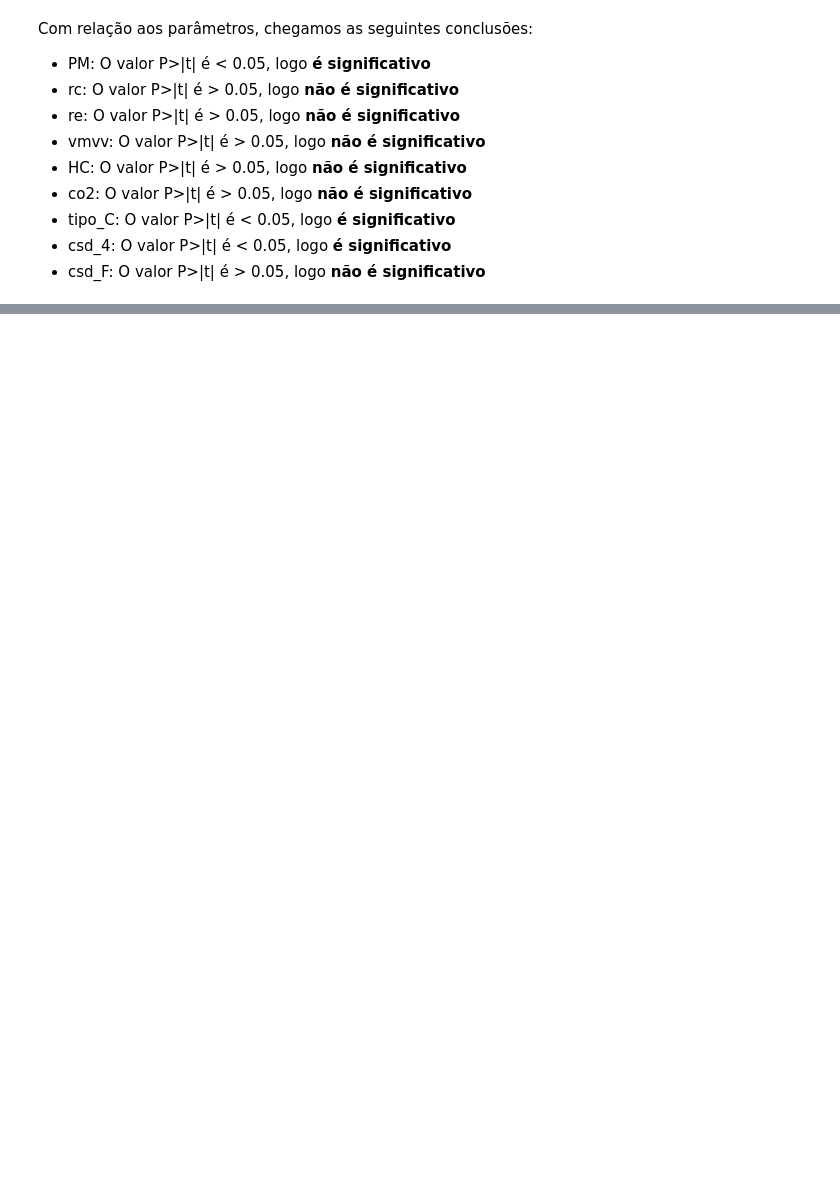
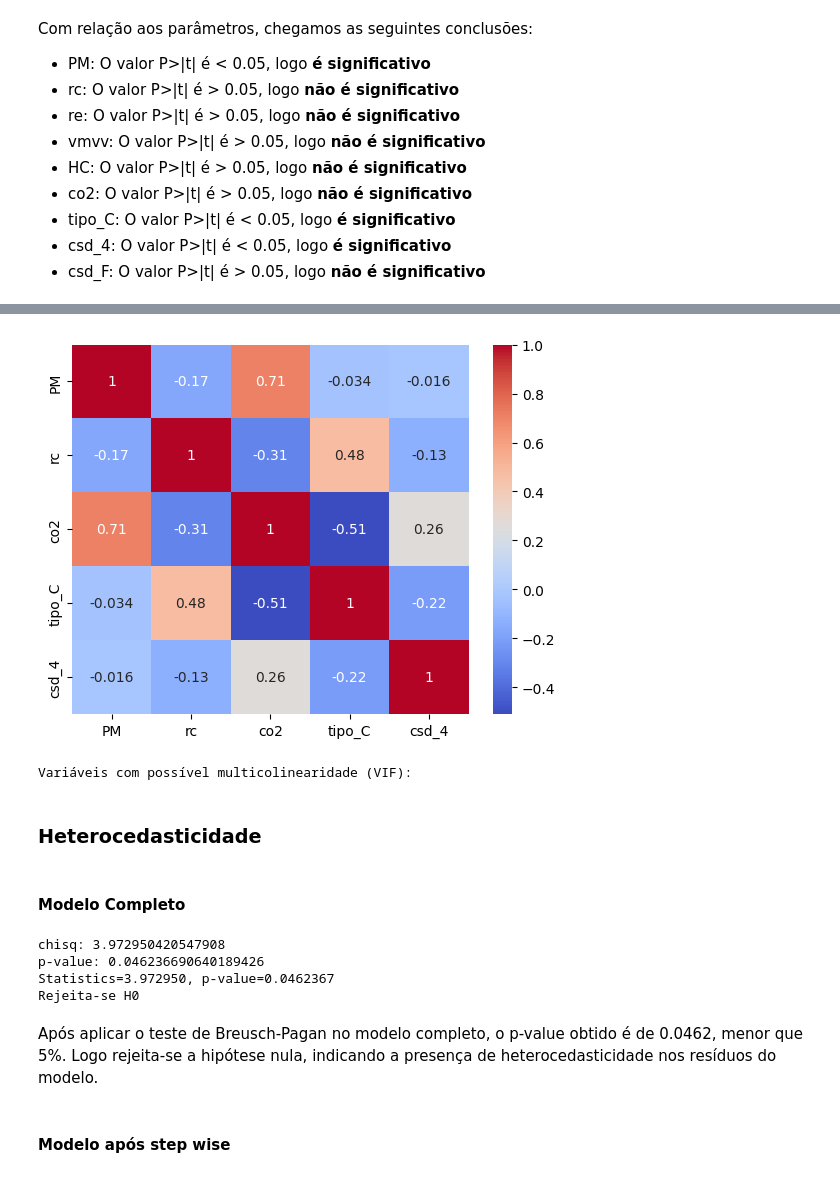
Before and after one commit to guiandradedev/tcd-car-consumption, a Jupyter notebook: analyze.ipynb, the cells around one changed output, grey strips where cells are left out. Saved outputs shown, nothing was run; the diff lists cells and outputs as text; code cells hidden in the pictures; blank space fills up the shorter version.

Commit message:
feat: tests

```diff
--- a/analyze.ipynb
+++ b/analyze.ipynb
@@ -383,0 +578,13 @@ Com relação aos parâmetros, chegamos as seguintes conclusões:
+# %%
+X2 = df[['PM', 'rc', 'co2', 'tipo_C', 'csd_4']]
+X2 = sm.add_constant(X2)
+
+vif2 = pd.Series(
+    [variance_inflation_factor(X2.values, i)
+     for i in range(X2.shape[1])],
+    index=X2.columns
+)
+
+tolerance2 = 1 / vif2
+vif_tolerance2 = pd.concat([vif2, tolerance2], axis=1, keys=['VIF', 'Tolerance'])
+vif_tolerance2
@@ -383,0 +599,28 @@ Com relação aos parâmetros, chegamos as seguintes conclusões:
+# %%
+corr = X2.drop(columns='const').corr()
+
+sns.heatmap(corr, annot=True, cmap='coolwarm')
+plt.show()
+# %% [output]
+[figure, added]
+# %%
+print("Variáveis com possível multicolinearidade (VIF):\n")
+
+for variavel, valor in vif2.items():
+
+    if variavel != 'const':
+
+        if valor > 10:
+            nivel = "SEVERA"
+
+        elif valor > 5:
+            nivel = "MODERADA/ALTA"
+
+        else:
+            continue
+
+        print(f"{variavel}: VIF = {valor:.2f} --> {nivel}")
+# %% [output]
+Variáveis com possível multicolinearidade (VIF):
+# %% [markdown]
+### Heterocedasticidade
@@ -383,0 +656,26 @@ Com relação aos parâmetros, chegamos as seguintes conclusões:
+# %% [markdown]
+#### Modelo Completo
+# %%
+# Teste de Breusch-Pagan propriamente dito
+
+stat, p = breusch_pagan_test(model)
+
+# H0 do teste: ausência de heterocedasticidade no modelo estimado
+# H1 do teste: existência de heterocedasticidade no modelo estimado
+
+# Interpretação
+print('Statistics=%.6f, p-value=%.7f' % (stat, p))
+alpha = 0.05 #nível de significância
+if p > alpha:
+	print('Não se rejeita H0')
+else:
+	print('Rejeita-se H0')
+# %% [output]
+chisq: 3.972950420547908
+p-value: 0.046236690640189426
+Statistics=3.972950, p-value=0.0462367
+Rejeita-se H0
+# %% [markdown]
+Após aplicar o teste de Breusch-Pagan no modelo completo, o p-value obtido é de 0.0462, menor que 5%. Logo rejeita-se a hipótese nula, indicando a presença de heterocedasticidade nos resíduos do modelo.
+# %% [markdown]
+#### Modelo após step wise
```
Also changed, not shown: parts of 24 cells of this notebook.
